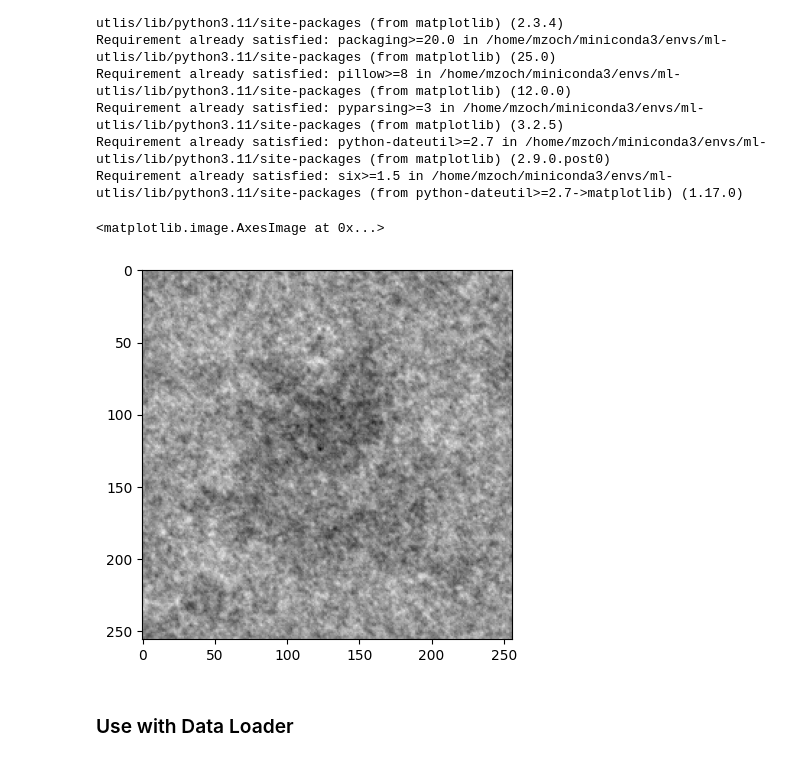
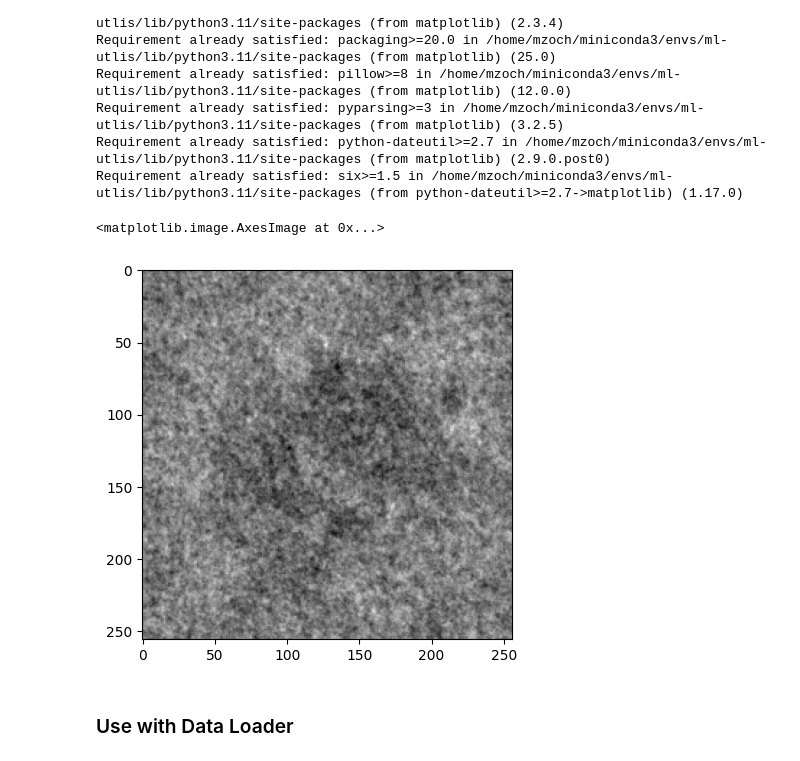
Before and after one commit to maxzoech/cryo-ml-utils, a Jupyter notebook: examples/cryo_ppp.ipynb, the cells around one changed output. Saved outputs shown, nothing was run; the diff lists cells and outputs as text; code cells hidden in the pictures.

Commit message:
Added random splits for groupable datasets

```diff
--- a/examples/cryo_ppp.ipynb
+++ b/examples/cryo_ppp.ipynb
@@ -29,17 +29,21 @@ ds = CryoPPPDataset(
     normalize_range=True,
     ctf_correction="wiener",
     datasets=["10028"],
-    temp_dir="/dev/shm",
-    copy_fn=shutil.copy,
+    # temp_dir="/dev/shm",
+    # copy_fn=shutil.copy,
 )
+# %%
+from cryo_ml_utils.data import random_split_groups
+
+train_ds, test_ds = random_split_groups(ds, [0.8, 0.2])
 # %%
-ds_iter = iter(ds)
+ds_iter = iter(train_ds)
 
 img, particle = next(ds_iter)
 plt.imshow(img[0], cmap="gray")
 # %% [output]
 <matplotlib.image.AxesImage at 0x...>
-[figure, old version]
+[figure, new version]
 # %% [markdown]
 ### Use with Data Loader
 # %%
```
Also changed, not shown: parts of 1 cell of this notebook, 3 other files.
